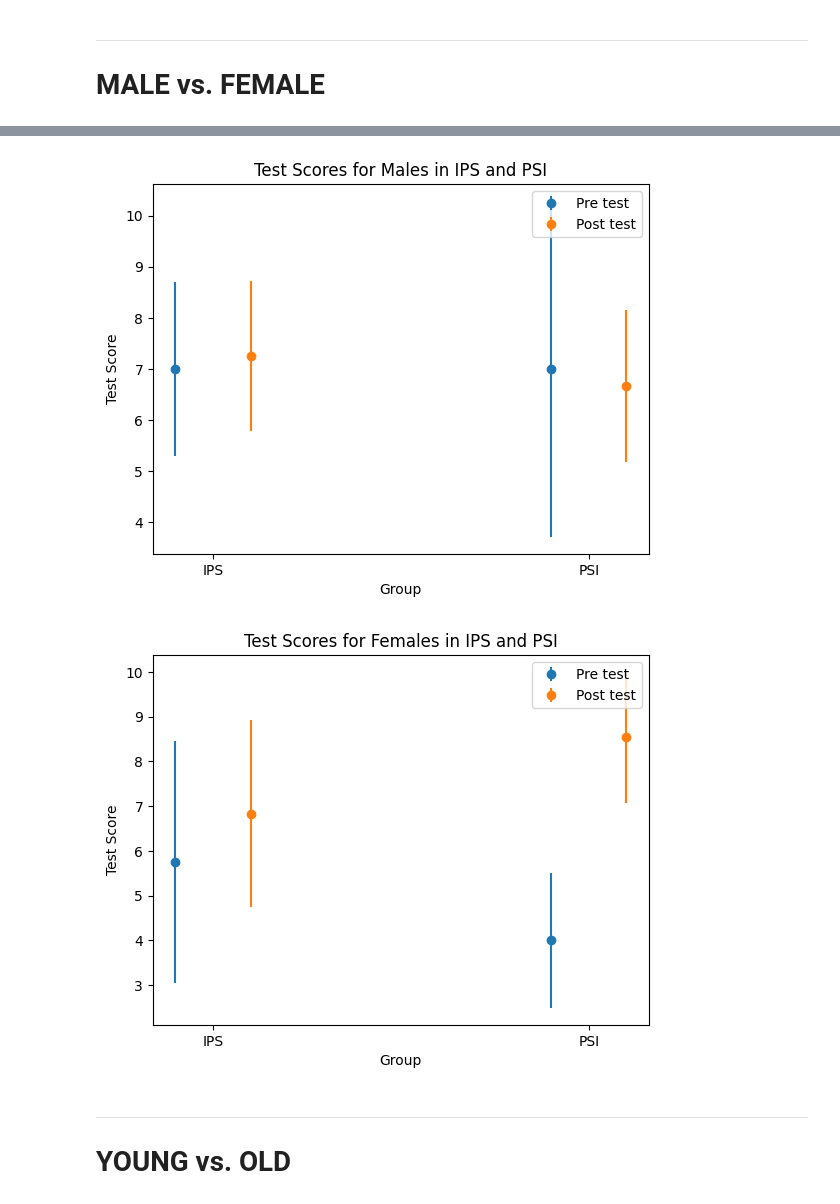
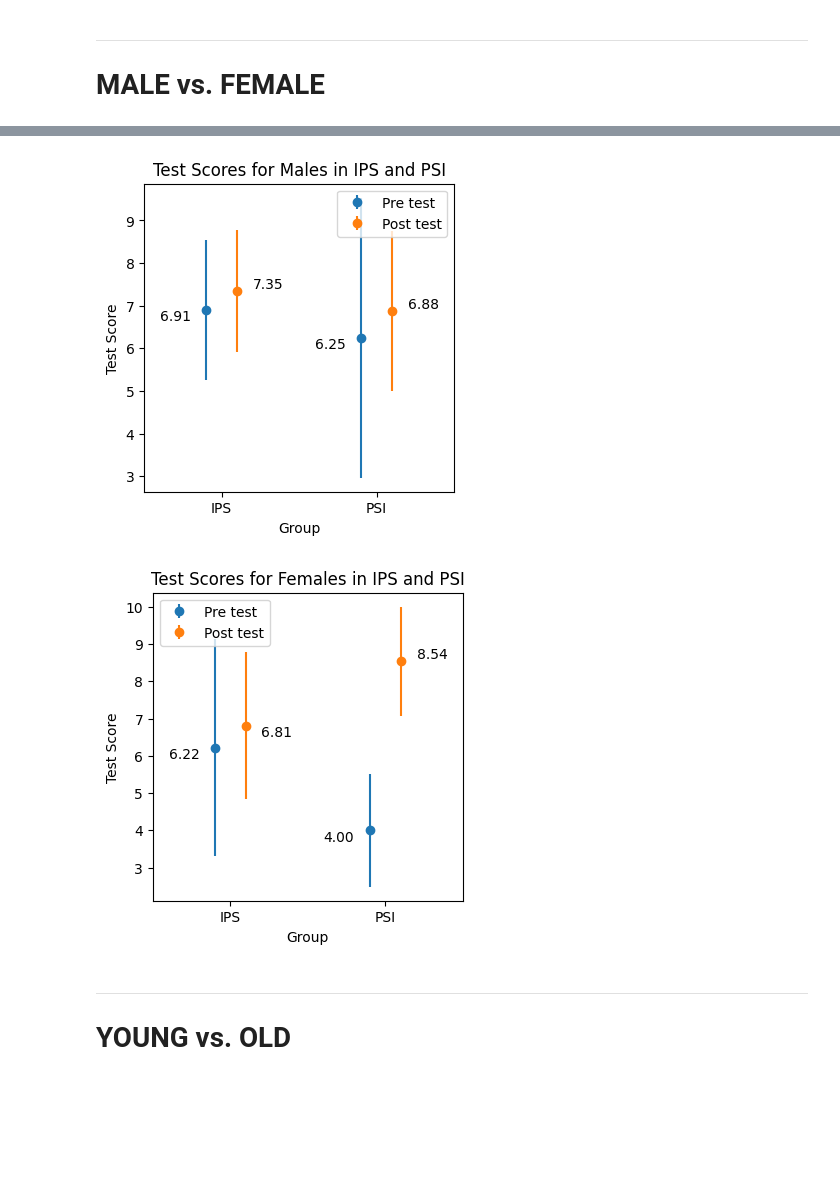
Before and after one commit to Ludodo06/Vigenere-Cipher-Project, a Jupyter notebook: Results/analysis.ipynb, the cells around one changed output, grey strips where cells are left out. Cells and saved outputs as stored; diff of their text form; code cells hidden in the pictures; blank space fills up the shorter version.

```diff
--- a/Results/analysis.ipynb
+++ b/Results/analysis.ipynb
@@ -7,9 +7,13 @@ import pandas as pd
 df = pd.read_excel('results.xlsx')
 
 # Replace the comma with a dot and convert the column to float
-df['Post test'] = df['Post test'].str.replace(',', '.').astype(float)
-df['Learning gain'] = df['Learning gain'].str.replace(',', '.').astype(float)
-df['Relative learning gain'] = df['Relative learning gain'].str.replace(',', '.').astype(float)
+
+try:
+    df['Post test'] = df['Post test'].str.replace(',', '.').astype(float)
+    df['Learning gain'] = df['Learning gain'].str.replace(',', '.').astype(float)
+    df['Relative learning gain'] = df['Relative learning gain'].str.replace(',', '.').astype(float)
+except:
+    print('Error: Columns are not strings')
 
 # Display the DataFrame
 df
@@ -199,12 +228,12 @@ plt.show()
 # MALE vs. FEMALE
 # %%
 # Split the PSI DataFrame into male and female DataFrames
-psi_male_df = psi_df[psi_df['Gender'] == 'Male']
-psi_female_df = psi_df[psi_df['Gender'] == 'Female']
+psi_male_df = psi_df[psi_df['Gender'].str.lower() == 'male']
+psi_female_df = psi_df[psi_df['Gender'].str.lower() == 'female']
 
 # Split the IPS DataFrame into male and female DataFrames
-ips_male_df = ips_df[ips_df['Gender'] == 'Male']
-ips_female_df = ips_df[ips_df['Gender'] == 'Female']
+ips_male_df = ips_df[ips_df['Gender'].str.lower() == 'male']
+ips_female_df = ips_df[ips_df['Gender'].str.lower() == 'female']
 
 # Display the male and female DataFrames
 # psi_male_df
@@ -335,6 +379,9 @@ pre_means = [ips_male_pre_mean, psi_male_pre_mean]
 pre_stds = [ips_male_pre_std, psi_male_pre_std]
 post_means = [ips_male_post_mean, psi_male_post_mean]
 post_stds = [ips_male_post_std, psi_male_post_std]
+
+# Thinner plot
+plt.figure(figsize=(4, 4))
 
 # Shift the pre-means a bit to the left
 x = [i-0.1 for i in x]
@@ -342,34 +389,43 @@ x = [i-0.1 for i in x]
 # Plotting means and std for "Pre test"
 plt.errorbar(x, pre_means, yerr=pre_stds, fmt='o', label='Pre test')
 
 # Shift the post-means a bit to the right
 x = [i+0.2 for i in x]
 
 # Plotting means and std for "Post test"
 plt.errorbar(x, post_means, yerr=post_stds, fmt='o', label='Post test')
 
 # Shift back the x-axis ticks and labels
 x = [i-0.1 for i in x]
 
 # Set the x-axis ticks and labels
 plt.xticks(x, labels)
 
 # Set the x-axis label
 plt.xlabel('Group')
 
 # Set the y-axis label
 plt.ylabel('Test Score')
 
 # Set the title of the plot
 plt.title('Test Scores for Males in IPS and PSI')
 
 # Add a legend
 plt.legend()
 
+# Limit the x-axis to -0.5 to 1.5
+plt.xlim(-0.5, 1.5)
+
+# Add mean annotations
+plt.text(x[0]-0.3, ips_male_pre_mean, f"{ips_male_pre_mean:.2f}", ha='center', va='top')
+plt.text(x[1]-0.3, psi_male_pre_mean, f"{psi_male_pre_mean:.2f}", ha='center', va='top')
+plt.text(x[0]+0.3, ips_male_post_mean, f"{ips_male_post_mean:.2f}", ha='center', va='bottom')
+plt.text(x[1]+0.3, psi_male_post_mean, f"{psi_male_post_mean:.2f}", ha='center', va='bottom')
+
 # Show the plot
 plt.show()
 # %% [output]
-[figure, old version]
+[figure, new version]
 # %%
 import matplotlib.pyplot as plt
 
@@ -392,6 +448,9 @@ pre_means = [ips_female_pre_mean, psi_female_pre_mean]
 pre_stds = [ips_female_pre_std, psi_female_pre_std]
 post_means = [ips_female_post_mean, psi_female_post_mean]
 post_stds = [ips_female_post_std, psi_female_post_std]
+
+# Thinner plot
+plt.figure(figsize=(4, 4))
 
 # Shift the pre-means a bit to the left
 x = [i-0.1 for i in x]
@@ -420,13 +479,24 @@ plt.ylabel('Test Score')
 # Set the title of the plot
 plt.title('Test Scores for Females in IPS and PSI')
 
-# Add a legend
-plt.legend()
+# Add a legend top left
+plt.legend(loc='upper left')
+
+# Limit the x-axis to -0.5 to 1.5
+plt.xlim(-0.5, 1.5)
+
+# Add mean annotations
+plt.text(x[0]-0.3, ips_female_pre_mean, f"{ips_female_pre_mean:.2f}", ha='center', va='top')
+plt.text(x[1]-0.3, psi_female_pre_mean, f"{psi_female_pre_mean:.2f}", ha='center', va='top')
+plt.text(x[0]+0.3, ips_female_post_mean, f"{ips_female_post_mean:.2f}", ha='center', va='top')
+plt.text(x[1]+0.3, psi_female_post_mean, f"{psi_female_post_mean:.2f}", ha='center', va='bottom')
+
+
 
 # Show the plot
 plt.show()
 # %% [output]
-[figure, old version]
+[figure, new version]
 # %% [markdown]
 ***
 # YOUNG vs. OLD
```
Also changed, not shown: parts of 27 cells of this notebook, 9 other files.
